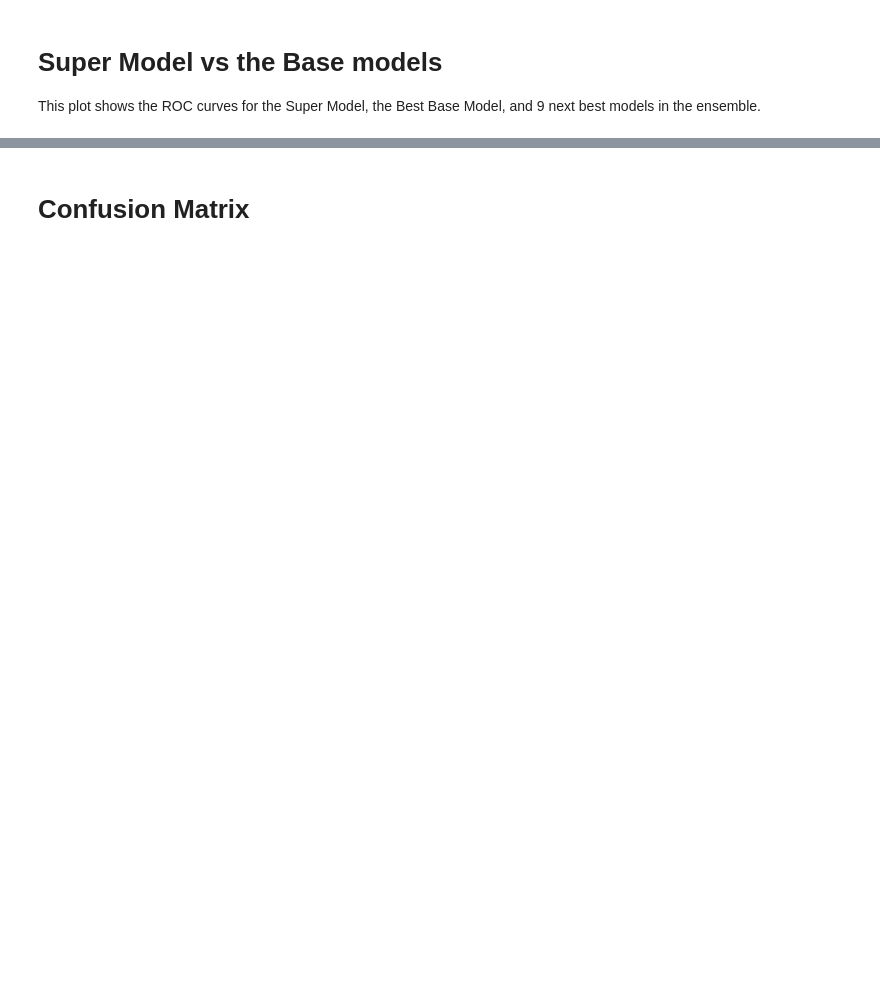
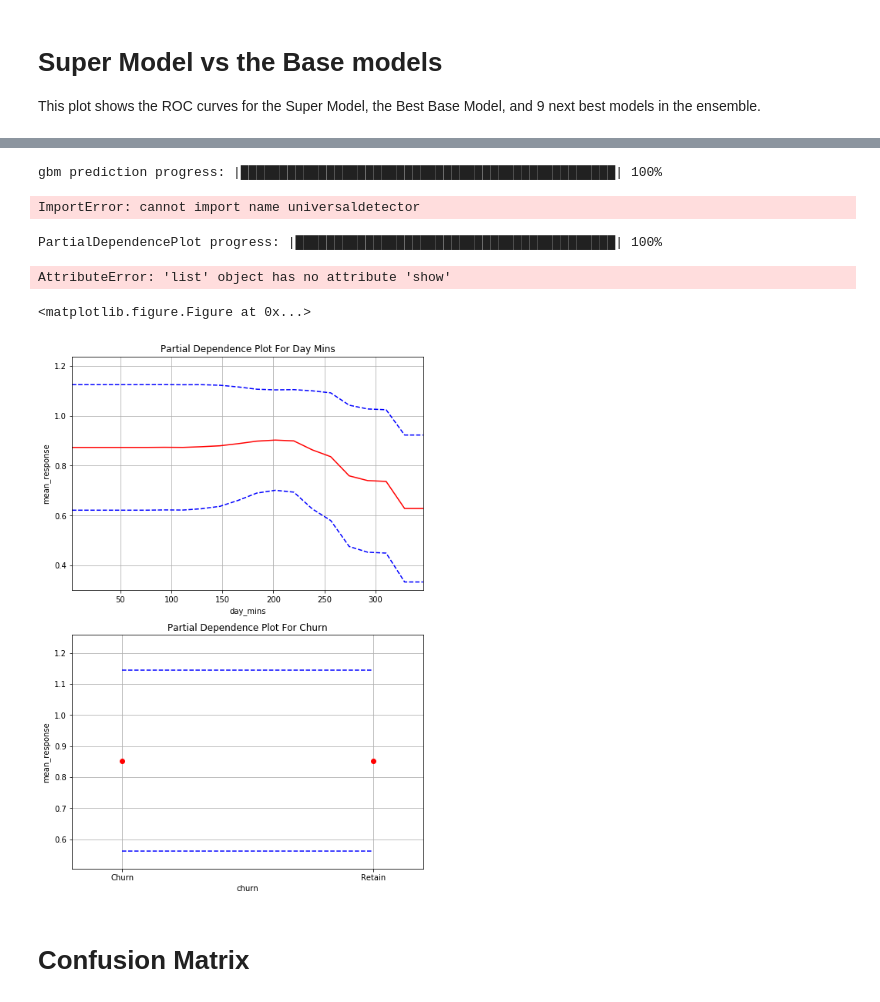
Before and after one commit to Brett777/Predict-Churn, a Jupyter notebook: Customer Churn with AutoML.ipynb, the cells around one changed output, grey strips where cells are left out. Saved outputs shown, nothing was run; the diff lists cells and outputs as text; code cells hidden in the pictures; blank space fills up the shorter version.

Commit message:
Sync from DataScience jupyter

```diff
--- a/Customer Churn with AutoML.ipynb
+++ b/Customer Churn with AutoML.ipynb
@@ -211,7 +218,21 @@ Requirement already satisfied: subprocess32 in /usr/local/lib/python2.7/dist-pac
+# %%
+myPredictions = bestModel.predict(test_data=test)
+myPredictionsDF = myPredictions.as_data_frame(use_pandas=False)
+myPredictionsDF
+# %% [output]
+gbm prediction progress: |████████████████████████████████████████████████| 100%
+ImportError: cannot import name universaldetector
 # %%
-#import matplotlib
-#bestModel = h2o.get_model(leaders[0, 0])
-#bestModel.partial_plot(data=test, cols=["Churn"])
+import matplotlib.pyplot as plt
+plt.figure()
+bestModel = h2o.get_model(leaders[0, 0])
+plt = bestModel.partial_plot(data=test, cols=["Day Mins","Churn"])
+plt.show()
+# %% [output]
+PartialDependencePlot progress: |█████████████████████████████████████████| 100%
+AttributeError: 'list' object has no attribute 'show'
+<matplotlib.figure.Figure at 0x...>
+[figure, added]
 # %% [markdown]
 # Confusion Matrix
 # %%
```
Also changed, not shown: parts of 7 cells of this notebook.
